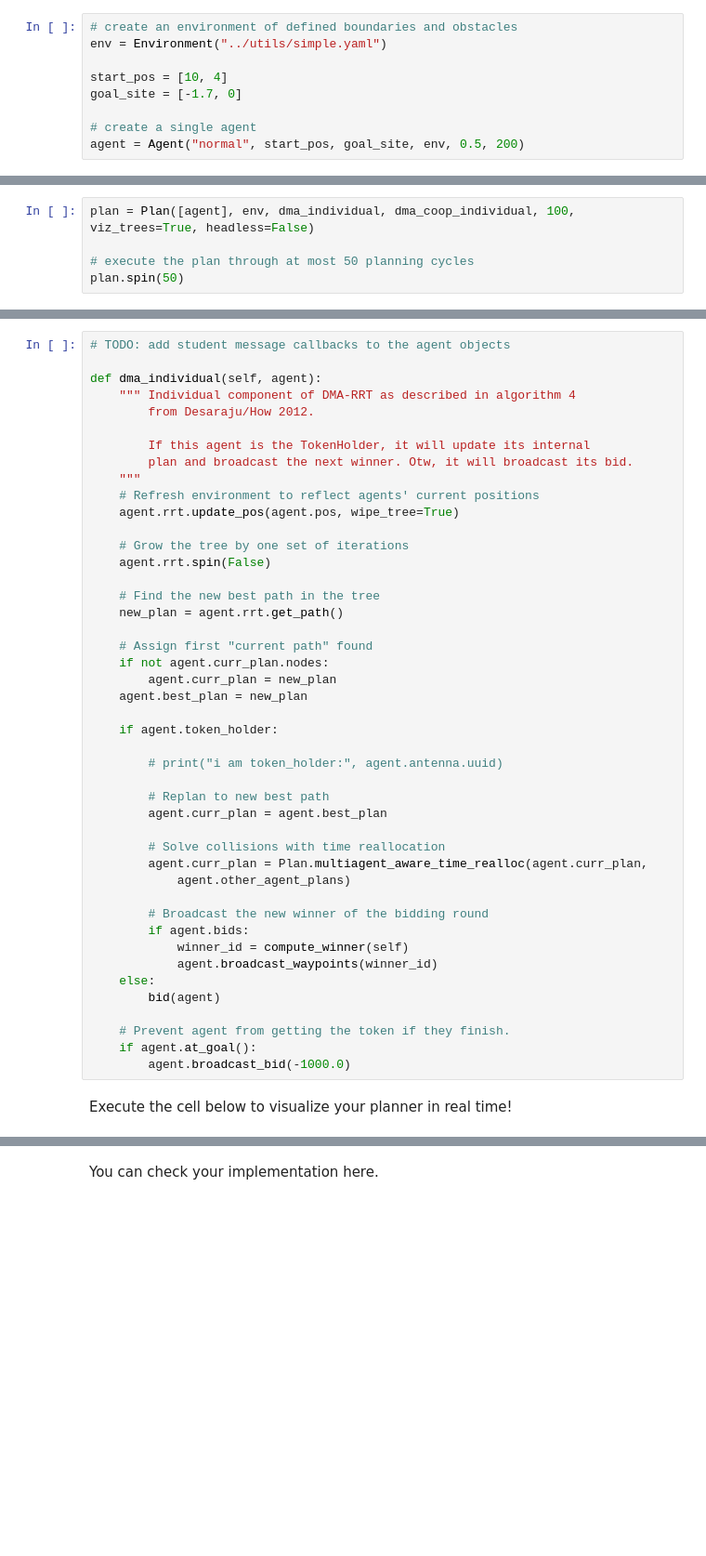
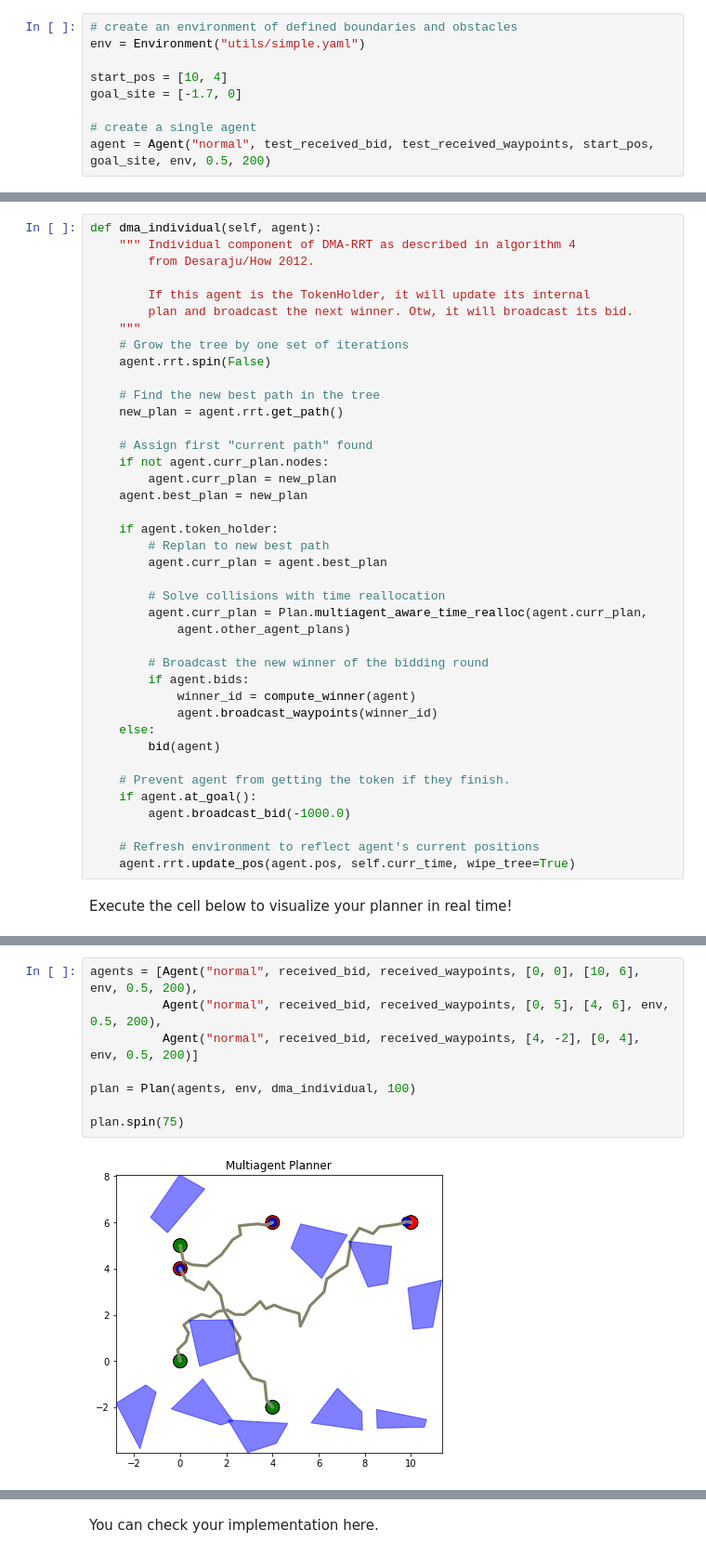
Before and after one commit to cog-rob-spring-2020/distributed-planning, a Jupyter notebook: assignment/dma-rrt-pset.ipynb, the cells around one changed output, grey strips where cells are left out. Shown at 93% size. Drawn from its saved outputs; the diff is of its cells as text; blank space fills up the shorter version.

```diff
--- a/assignment/dma-rrt-pset.ipynb
+++ b/assignment/dma-rrt-pset.ipynb
@@ -48,11 +49,11 @@ Consider the following problem:
 Let's model this problem with the API we provide:
 # %%
 # create an environment of defined boundaries and obstacles
-env = Environment("../utils/simple.yaml")
+env = Environment("utils/simple.yaml")
 
 start_pos = [10, 4]
 goal_site = [-1.7, 0]
 
 # create a single agent
-agent = Agent("normal", start_pos, goal_site, env, 0.5, 200)
+agent = Agent("normal", test_received_bid, test_received_waypoints, start_pos, goal_site, env, 0.5, 200)
 # %% [markdown]
@@ -84,8 +93,3 @@ Now we have a `Plan`, which encapsulates agent(s), strategies for cooperation, a
-# %%
-plan = Plan([agent], env, dma_individual, dma_coop_individual, 100, viz_trees=True, headless=False)
-
-# execute the plan through at most 50 planning cycles
-plan.spin(50)
 # %% [markdown]
 Feel free to run the plan with different parameters or run it as many times as you'd like - you should see a different path created each time due to the nondeterminism of sampling-based methods like RRT. Now let's analyze the behavior of this implementation of RRT*.
 
@@ -219,6 +241,4 @@ Now, your helper functions are incorporated into the individual and interaction
 # %%
-# TODO: add student message callbacks to the agent objects
-
 def dma_individual(self, agent):
     """ Individual component of DMA-RRT as described in algorithm 4
         from Desaraju/How 2012.
@@ -226,9 +246,6 @@ def dma_individual(self, agent):
         If this agent is the TokenHolder, it will update its internal
         plan and broadcast the next winner. Otw, it will broadcast its bid.
     """
-    # Refresh environment to reflect agents' current positions
-    agent.rrt.update_pos(agent.pos, wipe_tree=True)
-
     # Grow the tree by one set of iterations
     agent.rrt.spin(False)
 
@@ -241,9 +258,6 @@ def dma_individual(self, agent):
     agent.best_plan = new_plan
 
     if agent.token_holder:
-
-        # print("i am token_holder:", agent.antenna.uuid)
-
         # Replan to new best path
         agent.curr_plan = agent.best_plan
 
@@ -253,7 +267,7 @@ def dma_individual(self, agent):
 
         # Broadcast the new winner of the bidding round
         if agent.bids:
-            winner_id = compute_winner(self)
+            winner_id = compute_winner(agent)
             agent.broadcast_waypoints(winner_id)
     else:
         bid(agent)
@@ -261,5 +275,8 @@ def dma_individual(self, agent):
     # Prevent agent from getting the token if they finish.
     if agent.at_goal():
         agent.broadcast_bid(-1000.0)
+
+    # Refresh environment to reflect agent's current positions
+    agent.rrt.update_pos(agent.pos, self.curr_time, wipe_tree=True)
 # %% [markdown]
 Execute the cell below to visualize your planner in real time!
@@ -270,0 +283,10 @@ plan.spin(viz=True)
+# %%
+agents = [Agent("normal", received_bid, received_waypoints, [0, 0], [10, 6], env, 0.5, 200),
+          Agent("normal", received_bid, received_waypoints, [0, 5], [4, 6], env, 0.5, 200),
+          Agent("normal", received_bid, received_waypoints, [4, -2], [0, 4], env, 0.5, 200)]
+
+plan = Plan(agents, env, dma_individual, 100)
+
+plan.spin(75)
+# %% [output]
+[figure, added]
```
Also changed, not shown: parts of 19 cells of this notebook, 21 other files.
